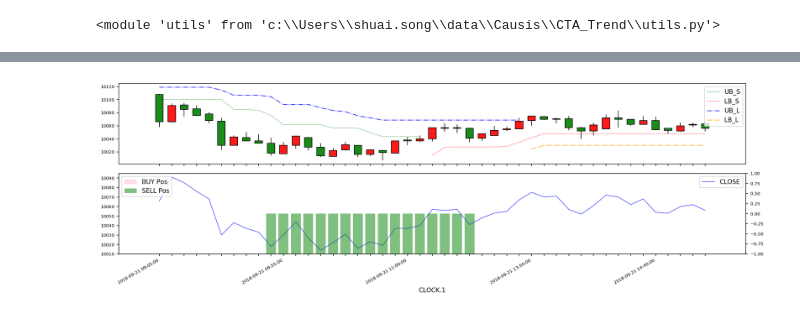
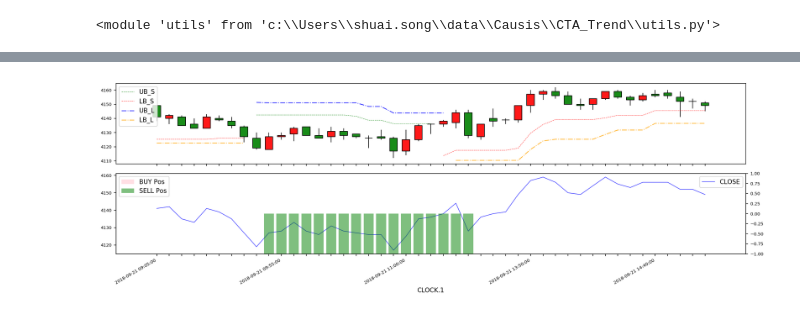
Before and after one commit to RichardS0268/CTA_Trend, a Jupyter notebook: F_Analysis.ipynb, the cells around one changed output, grey strips where cells are left out. Drawn from its saved outputs; the diff is of its cells as text; code cells hidden in the pictures.

```diff
--- a/F_Analysis.ipynb
+++ b/F_Analysis.ipynb
@@ -132,6 +132,6 @@ def plot_all(scom, t_start, t_end):
     plt.tight_layout()
     plt.show()
 # %%
-plot_all('pp', '2018-09-21 09:05:00', '2018-09-22 09:05:00')
+plot_all('rb', '2018-09-21 09:05:00', '2018-09-22 09:05:00')
 # %% [output]
-[figure, old version]
+[figure, new version]
```
Also changed, not shown: parts of 1 cell of this notebook, 10 other files.
